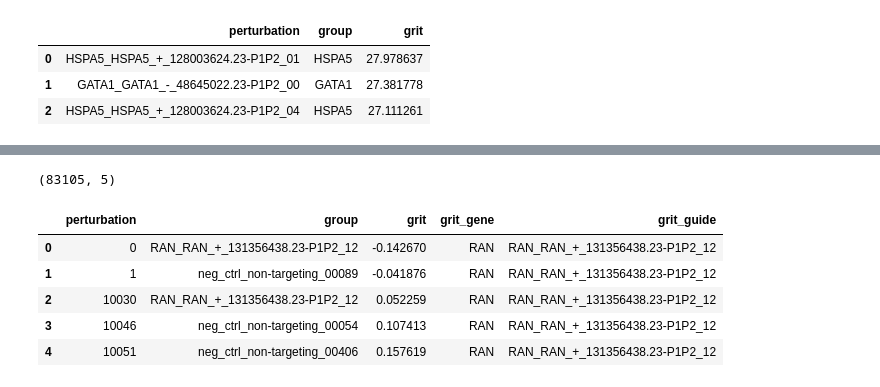
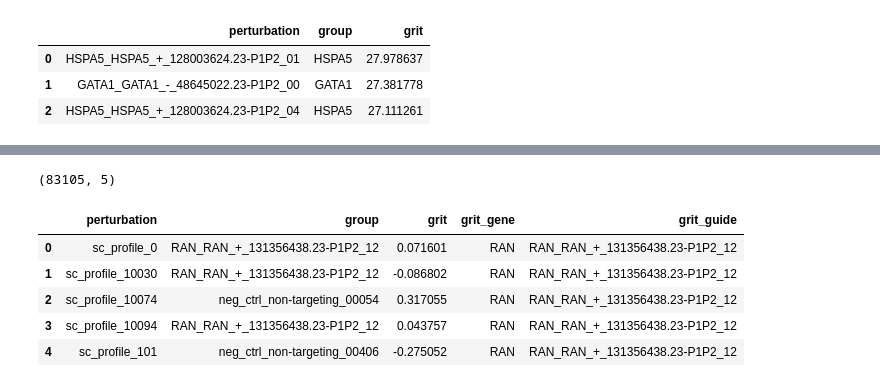
Before and after one commit to broadinstitute/grit-benchmark, a Jupyter notebook: 1.calculate-metrics/perturb-seq/0.calculate-grit-perturbseq.ipynb, the cells around one changed output, grey strips where cells are left out. Saved outputs shown, nothing was run; the diff lists cells and outputs as text; code cells hidden in the pictures.

Commit message:
update grit calculation after independent processing

```diff
--- a/1.calculate-metrics/perturb-seq/0.calculate-grit-perturbseq.ipynb
+++ b/1.calculate-metrics/perturb-seq/0.calculate-grit-perturbseq.ipynb
@@ -193,18 +160,35 @@ replicate_group_grit = {'replicate_id': 'cell_identity', 'group_id': 'guide_iden
+# %%
+# Determine a proportion of negative control guide population
+sc_neg_controls_df = sc_gene_exp_df.query("Metadata_guide_identity in @neg_controls").sample(frac=0.2)
+
+sc_neg_controls = (
+    sc_neg_controls_df
+    .query("Metadata_guide_identity in @neg_controls")
+    .Metadata_cell_identity
+    .tolist()
+)
+
+replicate_group_grit = {
+    "replicate_id": "Metadata_cell_identity",
+    "group_id": "Metadata_guide_identity"
+}
 # %%
 all_sc_grit_results = []
 all_sc_umap_embeddings = []
 
-genes = sc_df.gene_identity.unique()
+genes = sc_gene_exp_df.Metadata_gene_identity.unique()
 for gene in genes:
-    if gene not in ["neg", "*", "nan"]:
+    if gene not in ["neg", "*", "nan", np.nan]:
         print(f"Now analyzing {gene}...")
-        subset_sc_df = sc_df.query("gene_identity in @gene")
+        subset_sc_df = sc_gene_exp_df.query("Metadata_gene_identity in @gene")
 
-        guides = subset_sc_df.guide_identity.unique()
+        # There are a certain number of guides targeting each gene
+        guides = subset_sc_df.Metadata_guide_identity.unique()
 
-        subset_sc_df = pd.concat([subset_sc_df, neg_controls_df]).reset_index(drop=True)
+        # Use the same controls in every experiment
+        subset_sc_df = pd.concat([subset_sc_df, sc_neg_controls_df]).reset_index(drop=True)
 
-        # Apply UMAP to single cell profiles
+        # Apply UMAP to single cell profiles (all profiles of one gene + neg controls)
         embedding = umap.UMAP().fit_transform(subset_sc_df.loc[:, genes_to_retain])
 
         # Combine results with single cell dataframe
@@ -217,23 +201,24 @@ for gene in genes:
         )
 
         # Append to list
-        embedding_df.cell_identity = embedding_df.cell_identity.astype(str)
         all_sc_umap_embeddings.append(embedding_df.assign(grit_gene=gene))
 
         # Now calculate sc-Grit per guide
         for guide in guides:
             subset_guide_df = pd.concat(
                 [
-                    subset_sc_df.query("guide_identity == @guide"),
-                    neg_controls_df
+                    subset_sc_df.query("Metadata_guide_identity == @guide"),
+                    sc_neg_controls_df
                 ]
             ).reset_index(drop=True)
 
             # Calculate Grit
+            # Note, every negative control single cell will recieve MULTIPLE grit scores
+            # depending on the replicate group information (group_id)!
             sc_grit_result = evaluate(
                 profiles=subset_guide_df,
                 features=genes_to_retain,
-                meta_features=["guide_identity", "cell_identity"],
+                meta_features=["Metadata_guide_identity", "Metadata_cell_identity"],
                 replicate_groups=replicate_group_grit,
                 operation="grit",
                 grit_control_perts=[str(x) for x in sc_neg_controls]
@@ -263,13 +265,17 @@ Now analyzing GNB2L1...
 # %%
 all_sc_grit_results = pd.concat(all_sc_grit_results).reset_index(drop=True)
 
+# Output file
+output_results_file = pathlib.Path(f"results/{gse_id}_single_cell_grit.tsv.gz")
+all_sc_grit_results.to_csv(output_results_file, sep="\t", compression="gzip", index=False)
+
 print(all_sc_grit_results.shape)
 all_sc_grit_results.head()
 # %% [output]
 (83105, 5)
 |  | perturbation | group | grit | grit_gene | grit_guide |
-| 0 | 0 | RAN_RAN_+_131356438.23-P1P2_12 | -0.142670 | RAN | RAN_RAN_+_131356438.23-P1P2_12 |
-| 1 | 1 | neg_ctrl_non-targeting_00089 | -0.041876 | RAN | RAN_RAN_+_131356438.23-P1P2_12 |
-| 2 | 10030 | RAN_RAN_+_131356438.23-P1P2_12 | 0.052259 | RAN | RAN_RAN_+_131356438.23-P1P2_12 |
-| 3 | 10046 | neg_ctrl_non-targeting_00054 | 0.107413 | RAN | RAN_RAN_+_131356438.23-P1P2_12 |
-| 4 | 10051 | neg_ctrl_non-targeting_00406 | 0.157619 | RAN | RAN_RAN_+_131356438.23-P1P2_12 |
+| 0 | sc_profile_0 | RAN_RAN_+_131356438.23-P1P2_12 | 0.071601 | RAN | RAN_RAN_+_131356438.23-P1P2_12 |
+| 1 | sc_profile_10030 | RAN_RAN_+_131356438.23-P1P2_12 | -0.086802 | RAN | RAN_RAN_+_131356438.23-P1P2_12 |
+| 2 | sc_profile_10074 | neg_ctrl_non-targeting_00054 | 0.317055 | RAN | RAN_RAN_+_131356438.23-P1P2_12 |
+| 3 | sc_profile_10094 | RAN_RAN_+_131356438.23-P1P2_12 | 0.043757 | RAN | RAN_RAN_+_131356438.23-P1P2_12 |
+| 4 | sc_profile_101 | neg_ctrl_non-targeting_00406 | -0.275052 | RAN | RAN_RAN_+_131356438.23-P1P2_12 |
```
Also changed, not shown: parts of 19 cells of this notebook, 1 other file.
